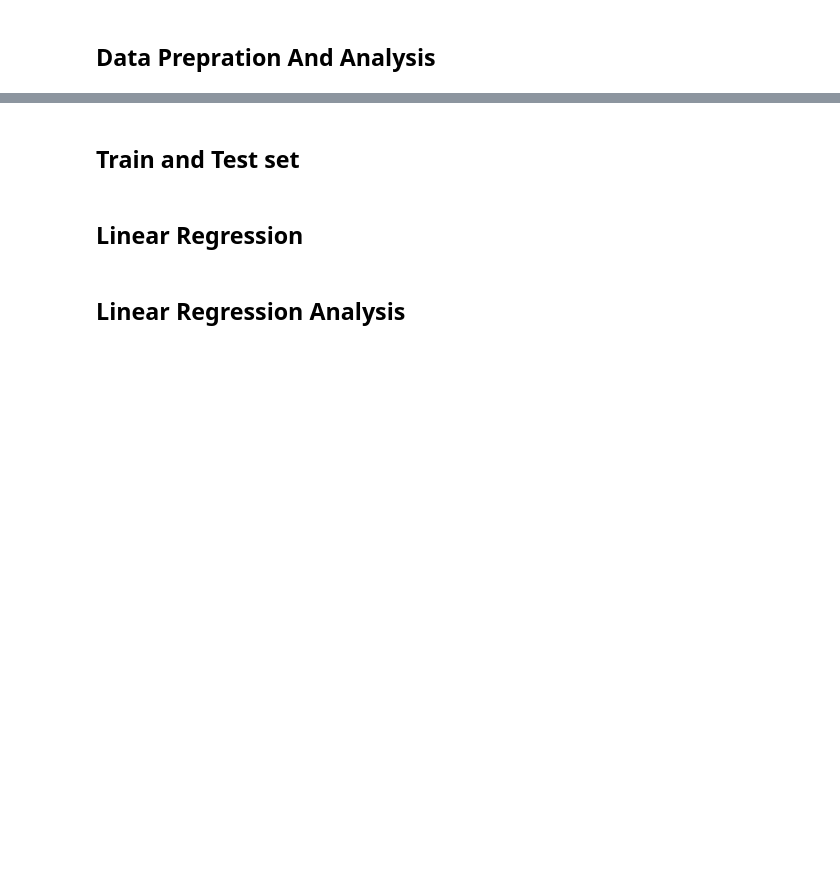
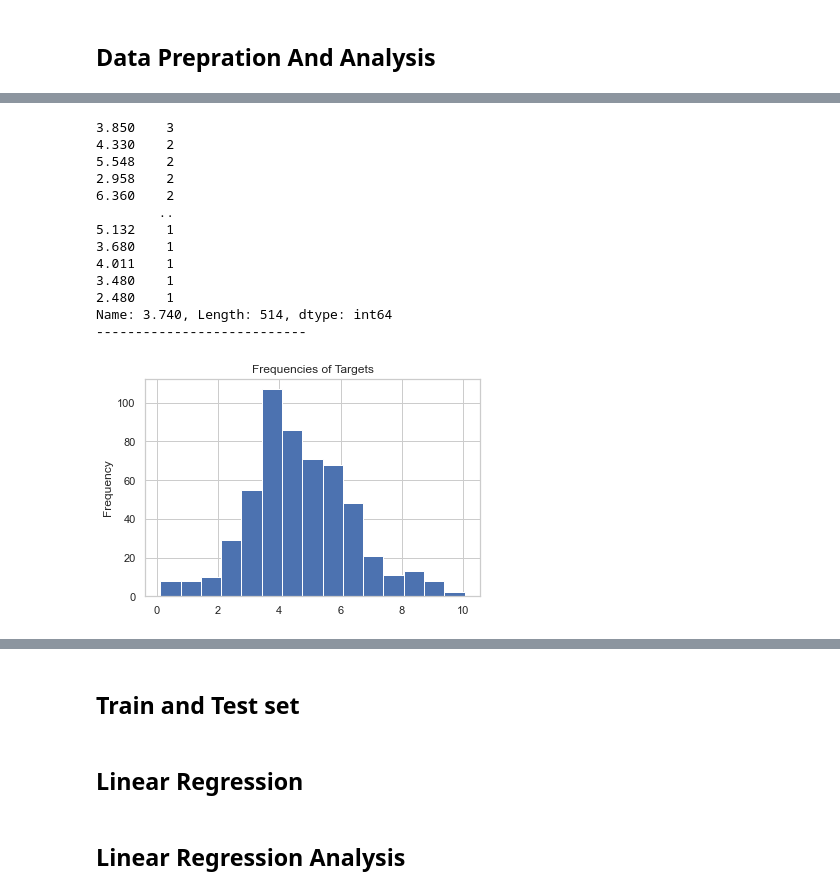
Before and after one commit to Amir-h055/Machine-Learning, a Jupyter notebook: project/Regression/QSAR_Aquatic_Toxicity.ipynb, the cells around one changed output, grey strips where cells are left out. Saved outputs shown, nothing was run; the diff lists cells and outputs as text; code cells hidden in the pictures; blank space fills up the shorter version.

```diff
--- a/project/Regression/QSAR_Aquatic_Toxicity.ipynb
+++ b/project/Regression/QSAR_Aquatic_Toxicity.ipynb
@@ -45,0 +120,21 @@ print(np.count_nonzero(Datset==np.nan))
+# %%
+frequency = Dataset['3.740'].value_counts()
+print(frequency)
+print("---------------------------")
+plt.title('Frequencies of Targets')
+Dataset['3.740'].plot.hist(subplots=True, figsize=(20, 30), bins=15);
+# %% [output]
+3.850    3
+4.330    2
+5.548    2
+2.958    2
+6.360    2
+        ..
+5.132    1
+3.680    1
+4.011    1
+3.480    1
+2.480    1
+Name: 3.740, Length: 514, dtype: int64
+---------------------------
+[figure, added]
```
Also changed, not shown: parts of 48 cells of this notebook.
